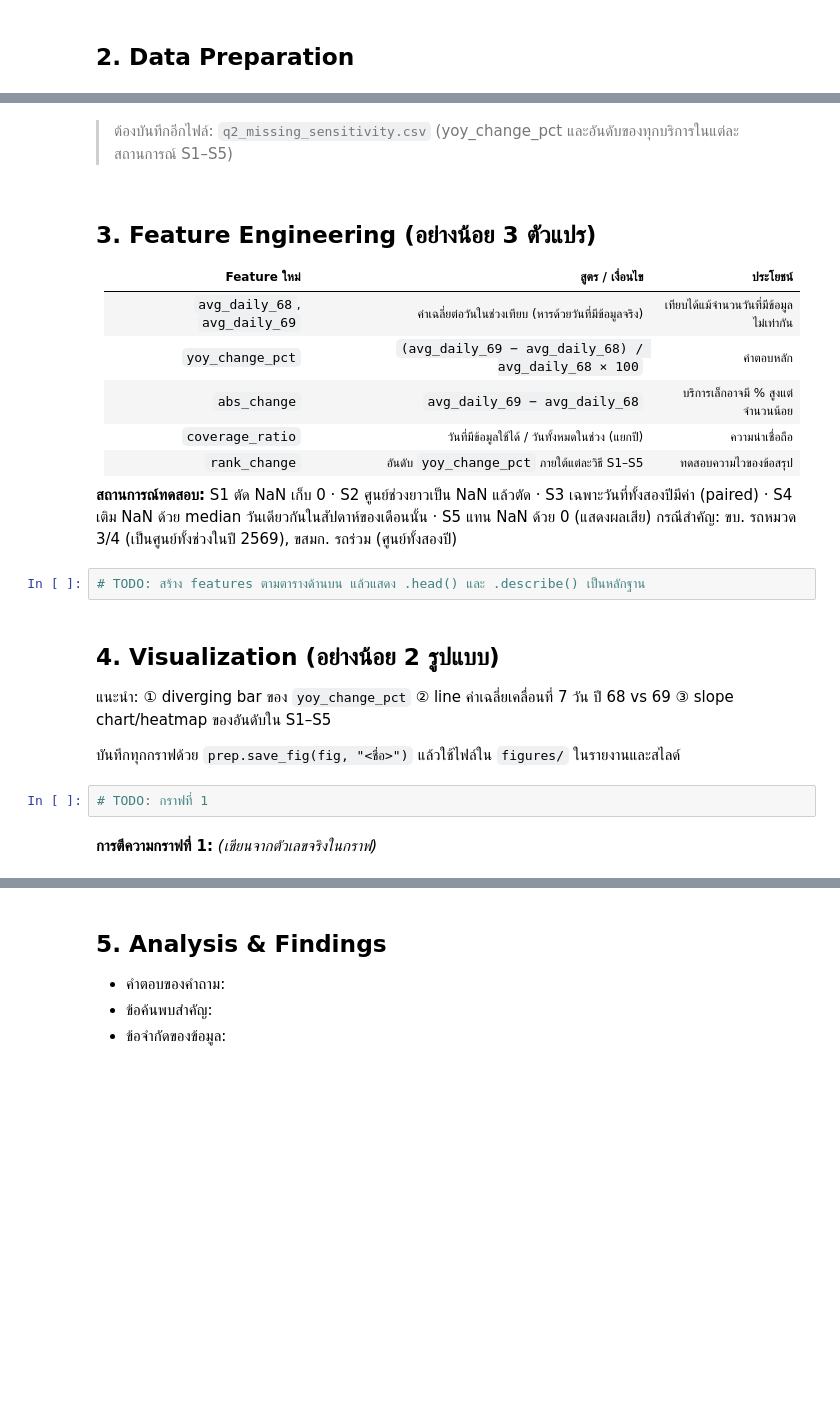
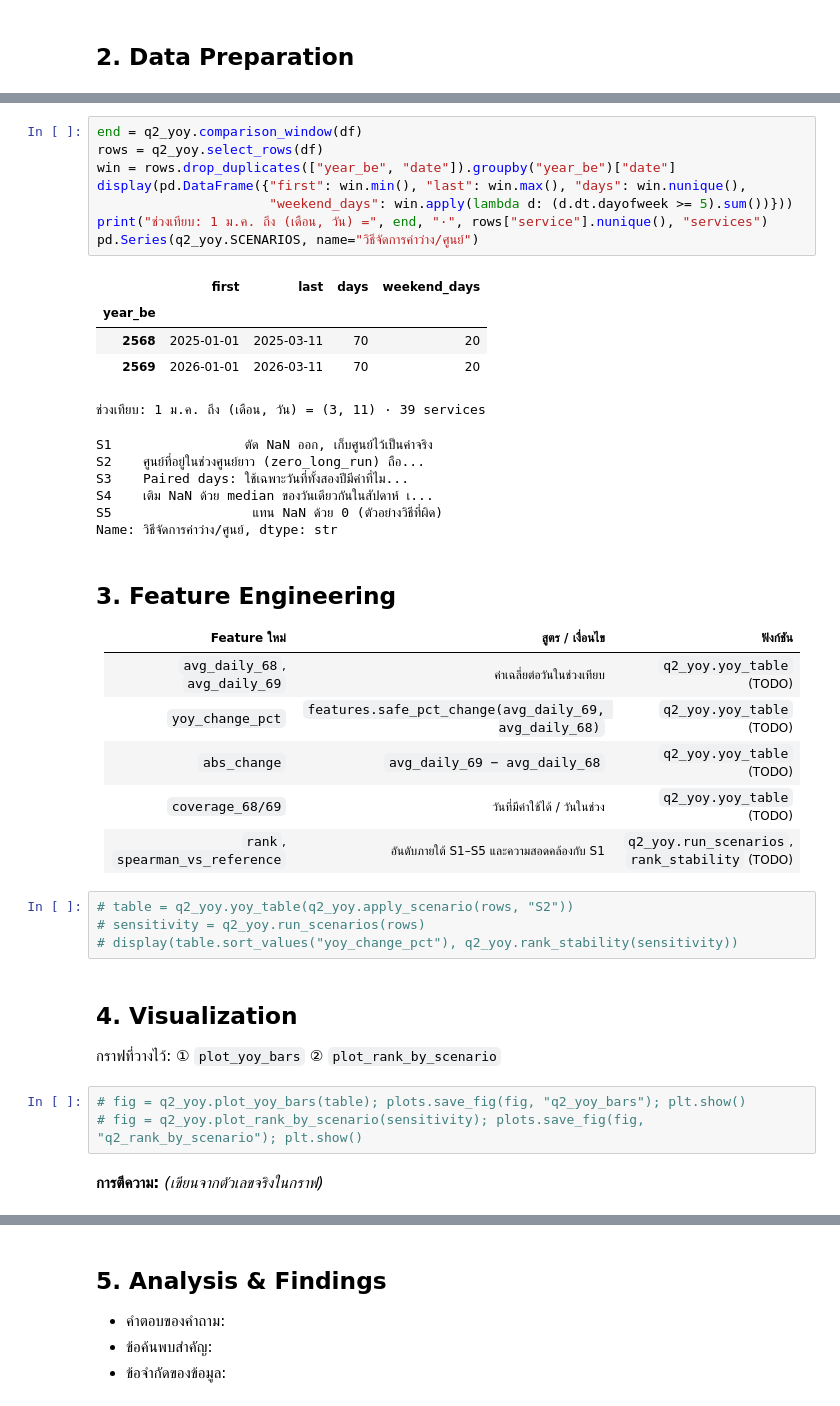
Before and after one commit to popongfm/AIE314-FinalProj_DataPrep-Mining, a Jupyter notebook: notebooks/03_q2_yoy_2568_2569.ipynb, the cells around one changed output, grey strips where cells are left out. Saved outputs shown, nothing was run; the diff lists cells and outputs as text; blank space fills up the shorter version.

```diff
--- a/notebooks/03_q2_yoy_2568_2569.ipynb
+++ b/notebooks/03_q2_yoy_2568_2569.ipynb
@@ -64,26 +44,42 @@ print(q2["service"].nunique(), "services")
-# %% [markdown]
-> ต้องบันทึกอีกไฟล์: `q2_missing_sensitivity.csv` (yoy_change_pct และอันดับของทุกบริการในแต่ละสถานการณ์ S1–S5)
-# %% [markdown]
-## 3. Feature Engineering (อย่างน้อย 3 ตัวแปร)
-
-| Feature ใหม่ | สูตร / เงื่อนไข | ประโยชน์ |
-|---|---|---|
-| `avg_daily_68`, `avg_daily_69` | ค่าเฉลี่ยต่อวันในช่วงเทียบ (หารด้วยวันที่มีข้อมูลจริง) | เทียบได้แม้จำนวนวันที่มีข้อมูลไม่เท่ากัน |
-| `yoy_change_pct` | `(avg_daily_69 − avg_daily_68) / avg_daily_68 × 100` | คำตอบหลัก |
-| `abs_change` | `avg_daily_69 − avg_daily_68` | บริการเล็กอาจมี % สูงแต่จำนวนน้อย |
-| `coverage_ratio` | วันที่มีข้อมูลใช้ได้ / วันทั้งหมดในช่วง (แยกปี) | ความน่าเชื่อถือ |
-| `rank_change` | อันดับ `yoy_change_pct` ภายใต้แต่ละวิธี S1–S5 | ทดสอบความไวของข้อสรุป |
-
-**สถานการณ์ทดสอบ:** S1 ตัด NaN เก็บ 0 · S2 ศูนย์ช่วงยาวเป็น NaN แล้วตัด · S3 เฉพาะวันที่ทั้งสองปีมีค่า (paired) · S4 เติม NaN ด้วย median วันเดียวกันในสัปดาห์ของเดือนนั้น · S5 แทน NaN ด้วย 0 (แสดงผลเสีย)
-กรณีสำคัญ: ขบ. รถหมวด 3/4 (เป็นศูนย์ทั้งช่วงในปี 2569), ขสมก. รถร่วม (ศูนย์ทั้งสองปี)
-# %%
-# TODO: สร้าง features ตามตารางด้านบน แล้วแสดง .head() และ .describe() เป็นหลักฐาน
-# %% [markdown]
-## 4. Visualization (อย่างน้อย 2 รูปแบบ)
-แนะนำ: ① diverging bar ของ `yoy_change_pct` ② line ค่าเฉลี่ยเคลื่อนที่ 7 วัน ปี 68 vs 69 ③ slope chart/heatmap ของอันดับใน S1–S5
-
-บันทึกทุกกราฟด้วย `prep.save_fig(fig, "<ชื่อ>")` แล้วใช้ไฟล์ใน `figures/` ในรายงานและสไลด์
-# %%
-# TODO: กราฟที่ 1
+# %%
+end = q2_yoy.comparison_window(df)
+rows = q2_yoy.select_rows(df)
+win = rows.drop_duplicates(["year_be", "date"]).groupby("year_be")["date"]
+display(pd.DataFrame({"first": win.min(), "last": win.max(), "days": win.nunique(),
+                      "weekend_days": win.apply(lambda d: (d.dt.dayofweek >= 5).sum())}))
+print("ช่วงเทียบ: 1 ม.ค. ถึง (เดือน, วัน) =", end, "·", rows["service"].nunique(), "services")
+pd.Series(q2_yoy.SCENARIOS, name="วิธีจัดการค่าว่าง/ศูนย์")
+# %% [output]
+|  | first | last | days | weekend_days |
+| year_be |  |  |  |  |
+| 2568 | 2025-01-01 | 2025-03-11 | 70 | 20 |
+| 2569 | 2026-01-01 | 2026-03-11 | 70 | 20 |
+ช่วงเทียบ: 1 ม.ค. ถึง (เดือน, วัน) = (3, 11) · 39 services
+S1                 ตัด NaN ออก, เก็บศูนย์ไว้เป็นค่าจริง
+S2    ศูนย์ที่อยู่ในช่วงศูนย์ยาว (zero_long_run) ถือ...
+S3    Paired days: ใช้เฉพาะวันที่ทั้งสองปีมีค่าที่ไม...
+S4    เติม NaN ด้วย median ของวันเดียวกันในสัปดาห์ เ...
+S5                  แทน NaN ด้วย 0 (ตัวอย่างวิธีที่ผิด)
+Name: วิธีจัดการค่าว่าง/ศูนย์, dtype: str
+# %% [markdown]
+## 3. Feature Engineering
+
+| Feature ใหม่ | สูตร / เงื่อนไข | ฟังก์ชัน |
+|---|---|---|
+| `avg_daily_68`, `avg_daily_69` | ค่าเฉลี่ยต่อวันในช่วงเทียบ | `q2_yoy.yoy_table` (TODO) |
+| `yoy_change_pct` | `features.safe_pct_change(avg_daily_69, avg_daily_68)` | `q2_yoy.yoy_table` (TODO) |
+| `abs_change` | `avg_daily_69 − avg_daily_68` | `q2_yoy.yoy_table` (TODO) |
+| `coverage_68/69` | วันที่มีค่าใช้ได้ / วันในช่วง | `q2_yoy.yoy_table` (TODO) |
+| `rank`, `spearman_vs_reference` | อันดับภายใต้ S1–S5 และความสอดคล้องกับ S1 | `q2_yoy.run_scenarios`, `rank_stability` (TODO) |
+# %%
+# table = q2_yoy.yoy_table(q2_yoy.apply_scenario(rows, "S2"))
+# sensitivity = q2_yoy.run_scenarios(rows)
+# display(table.sort_values("yoy_change_pct"), q2_yoy.rank_stability(sensitivity))
+# %% [markdown]
+## 4. Visualization
+กราฟที่วางไว้: ① `plot_yoy_bars` ② `plot_rank_by_scenario`
+# %%
+# fig = q2_yoy.plot_yoy_bars(table); plots.save_fig(fig, "q2_yoy_bars"); plt.show()
+# fig = q2_yoy.plot_rank_by_scenario(sensitivity); plots.save_fig(fig, "q2_rank_by_scenario"); plt.show()
 # %% [markdown]
-**การตีความกราฟที่ 1:** _(เขียนจากตัวเลขจริงในกราฟ)_
+**การตีความ:** _(เขียนจากตัวเลขจริงในกราฟ)_
```
Also changed, not shown: parts of 9 cells of this notebook, 21 other files.
